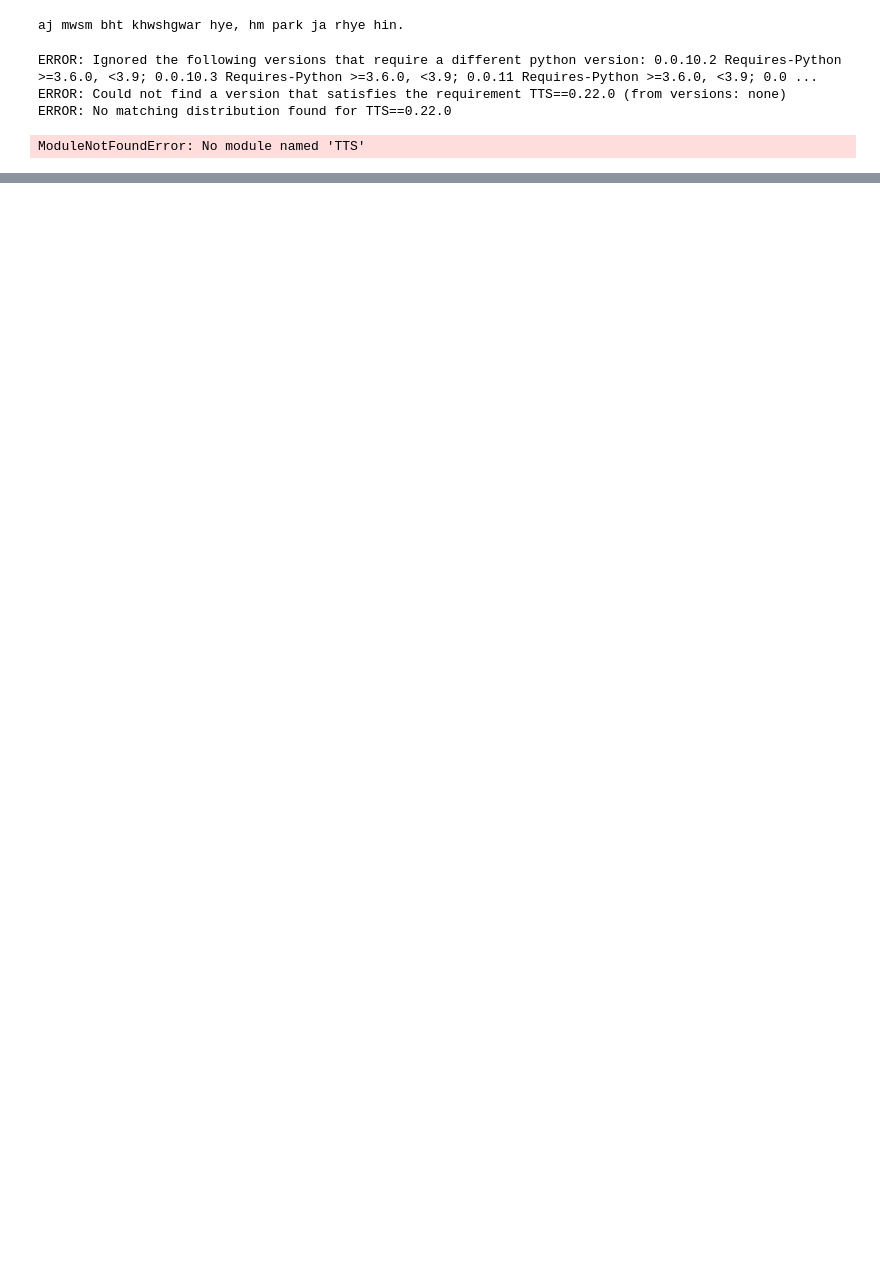
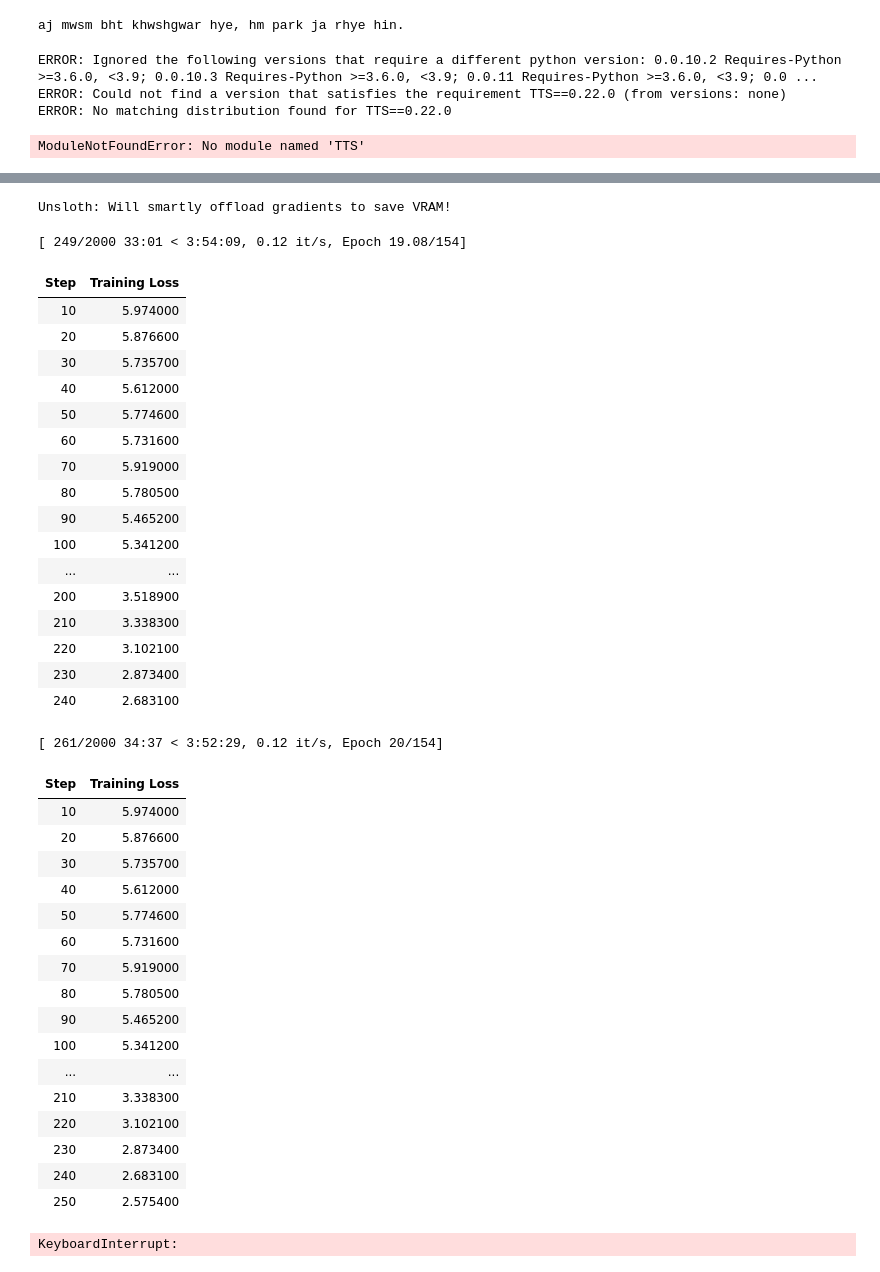
Before and after one commit to ABIIHA/DATA-SCIENCE, a Jupyter notebook: nb/Orpheus_(3B)-TTS.ipynb, the cells around one changed output, grey strips where cells are left out. Cells and saved outputs as stored; diff of their text form; code cells hidden in the pictures; blank space fills up the shorter version.

```diff
--- a/nb/Orpheus_(3B)-TTS.ipynb
+++ b/nb/Orpheus_(3B)-TTS.ipynb
@@ -627,0 +706,16 @@ ModuleNotFoundError: No module named 'TTS'
+# %%
+from datasets import load_dataset, Audio
+from snac import SNAC
+import torchaudio.transforms as T
+import locale
+locale.getpreferredencoding = lambda: "UTF-8"
+
+CSV_PATH = "/content/roman_data_updated_499 (1) - Copy.csv"  # <-- your file
+AUDIO_COL = "Audio"
+TEXT_COL  = "Text"
+
+dataset = load_dataset("csv", data_files=CSV_PATH, split="train")
+dataset = dataset.cast_column(AUDIO_COL, Audio(sampling_rate=24000))
+ds_sample_rate = dataset[0][AUDIO_COL]["sampling_rate"]
+
+snac_model = SNAC.from_pretrained("hubertsiuzdak/snac_24khz").to("cuda")
@@ -627,0 +795,25 @@ ModuleNotFoundError: No module named 'TTS'
+# %%
+from transformers import TrainingArguments, Trainer
+
+trainer = Trainer(
+    model = model,
+    train_dataset = dataset,
+    args = TrainingArguments(
+        per_device_train_batch_size = 1,
+        gradient_accumulation_steps = 8,
+        warmup_ratio = 0.03,
+        max_steps = 2000,
+        learning_rate = 1e-4,
+        logging_steps = 10,
+        optim = "adamw_8bit",
+        weight_decay = 0.01,
+        lr_scheduler_type = "cosine",
+        seed = 3407,
+        output_dir = "outputs",
+        report_to = "none",
+        save_steps = 500,
+    ),
+)
+
+trainer_stats = trainer.train()
+# %% [output]
@@ -627,0 +825,38 @@ ModuleNotFoundError: No module named 'TTS'
+Unsloth: Will smartly offload gradients to save VRAM!
+[ 249/2000 33:01 < 3:54:09, 0.12 it/s, Epoch 19.08/154]
+| Step | Training Loss |
+| 10 | 5.974000 |
+| 20 | 5.876600 |
+| 30 | 5.735700 |
+| 40 | 5.612000 |
+| 50 | 5.774600 |
+| 60 | 5.731600 |
+| 70 | 5.919000 |
+| 80 | 5.780500 |
+| 90 | 5.465200 |
+| 100 | 5.341200 |
+| ... | ... |
+| 200 | 3.518900 |
+| 210 | 3.338300 |
+| 220 | 3.102100 |
+| 230 | 2.873400 |
+| 240 | 2.683100 |
+[ 261/2000 34:37 < 3:52:29, 0.12 it/s, Epoch 20/154]
+| Step | Training Loss |
+| 10 | 5.974000 |
+| 20 | 5.876600 |
+| 30 | 5.735700 |
+| 40 | 5.612000 |
+| 50 | 5.774600 |
+| 60 | 5.731600 |
+| 70 | 5.919000 |
+| 80 | 5.780500 |
+| 90 | 5.465200 |
+| 100 | 5.341200 |
+| ... | ... |
+| 210 | 3.338300 |
+| 220 | 3.102100 |
+| 230 | 2.873400 |
+| 240 | 2.683100 |
+| 250 | 2.575400 |
+KeyboardInterrupt:
```
Also changed, not shown: parts of 14 cells of this notebook.
